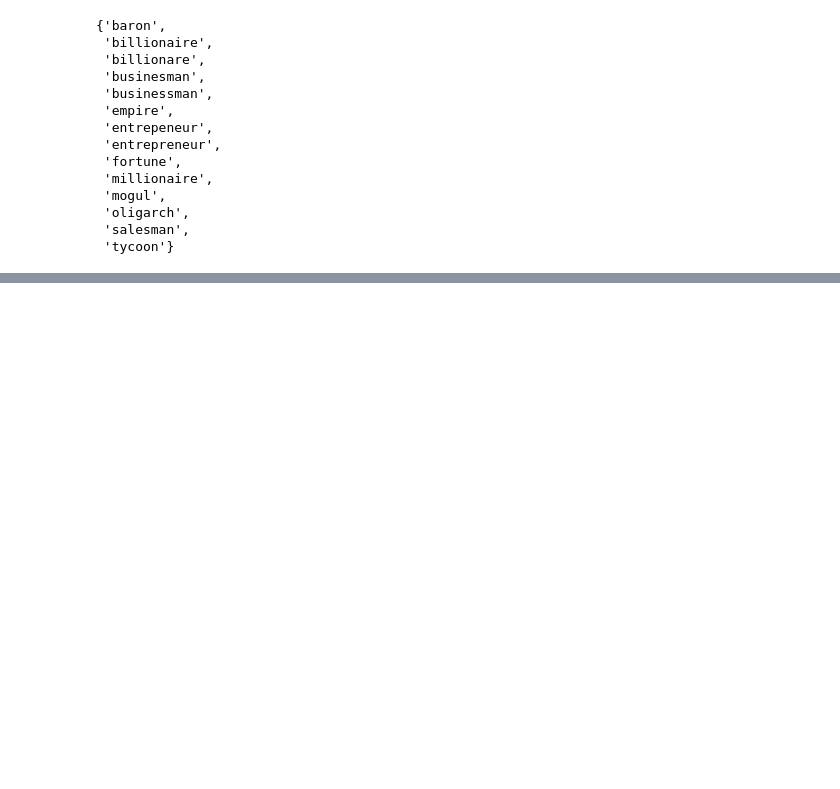
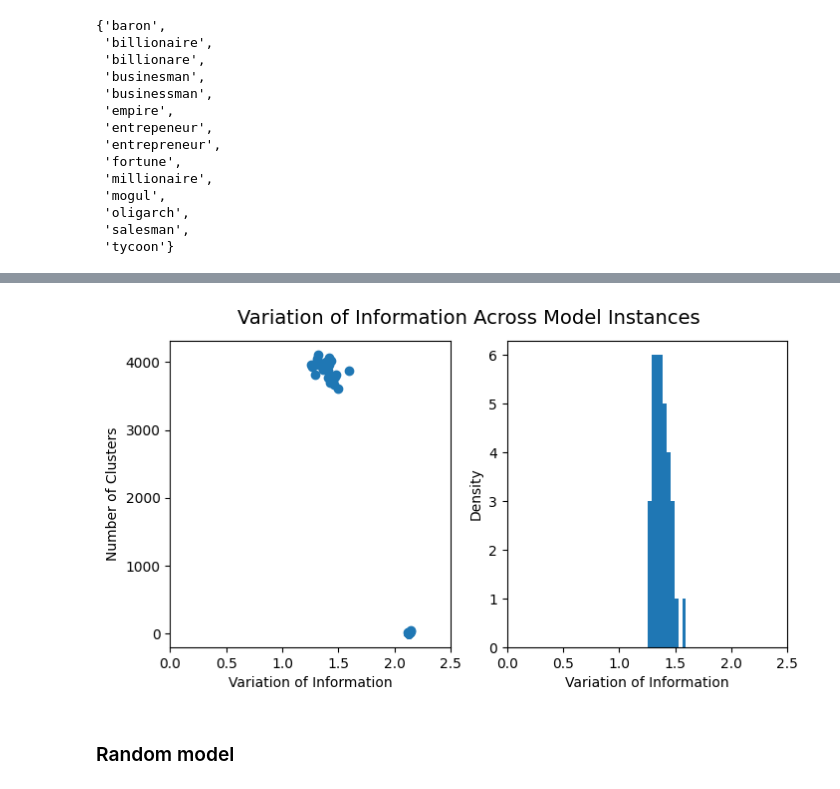
Before and after one commit to sshugars/conceptual_networks, a Jupyter notebook: 2_HyperparameterTuning.ipynb, the cells around one changed output, grey strips where cells are left out. Saved outputs shown, nothing was run; the diff lists cells and outputs as text; code cells hidden in the pictures; blank space fills up the shorter version.

```diff
--- a/2_HyperparameterTuning.ipynb
+++ b/2_HyperparameterTuning.ipynb
@@ -271,0 +354,2 @@ clust_words[6]
+# %%
+bench = get_clusters(cluster_bench)
@@ -271,0 +402,44 @@ clust_words[6]
+# %%
+hypes, sims, coherence = check_seed(kept, word_embeddings, bench)
+# %%
+# write to file
+with open('data/parameter_sweep/hypes_seed.txt', 'w') as fp:
+    for hype in hypes:
+        fp.write(','.join([str(val) for val in hype]) + '\n')
+
+with open('data/parameter_sweep/similarities_seed.txt', 'w') as fp:
+    for VI in sims:
+        fp.write(f'{VI}\n')
+
+with open('data/parameter_sweep/scores_seed.txt', 'w') as fp:
+    for score in coherence:
+        fp.write(f'{score}\n')
+# %%
+fig, axs = plt.subplots(1, 2,
+                       figsize=(8, 4))
+
+fig.suptitle('Variation of Information Across Model Instances',
+             fontsize=14, y=0.96)
+
+######## Seeds -- n_clusters by VI
+clust_count = np.array([hype[-1] for hype in hypes])
+
+axs[0].scatter(sims, clust_count)
+axs[0].set_xticks(np.arange(0, 3, .5))
+axs[0].set_xlabel('Variation of Information')
+axs[0].set_ylabel('Number of Clusters')
+
+###### Seeds -- VI hist for high cluster count
+idx = np.where(clust_count>50)[0]
+x = np.array(sims)[idx]
+axs[1].hist(x)
+axs[1].set_xticks(np.arange(0, 3, .5))
+axs[1].set_xlabel('Variation of Information')
+axs[1].set_ylabel('Density')
+
+plt.savefig('figs/sm_VI.png', dpi=300)
+plt.show()
+# %% [output]
+[figure, added]
+# %% [markdown]
+### Random model
```
Also changed, not shown: parts of 20 cells of this notebook, 8 other files.
